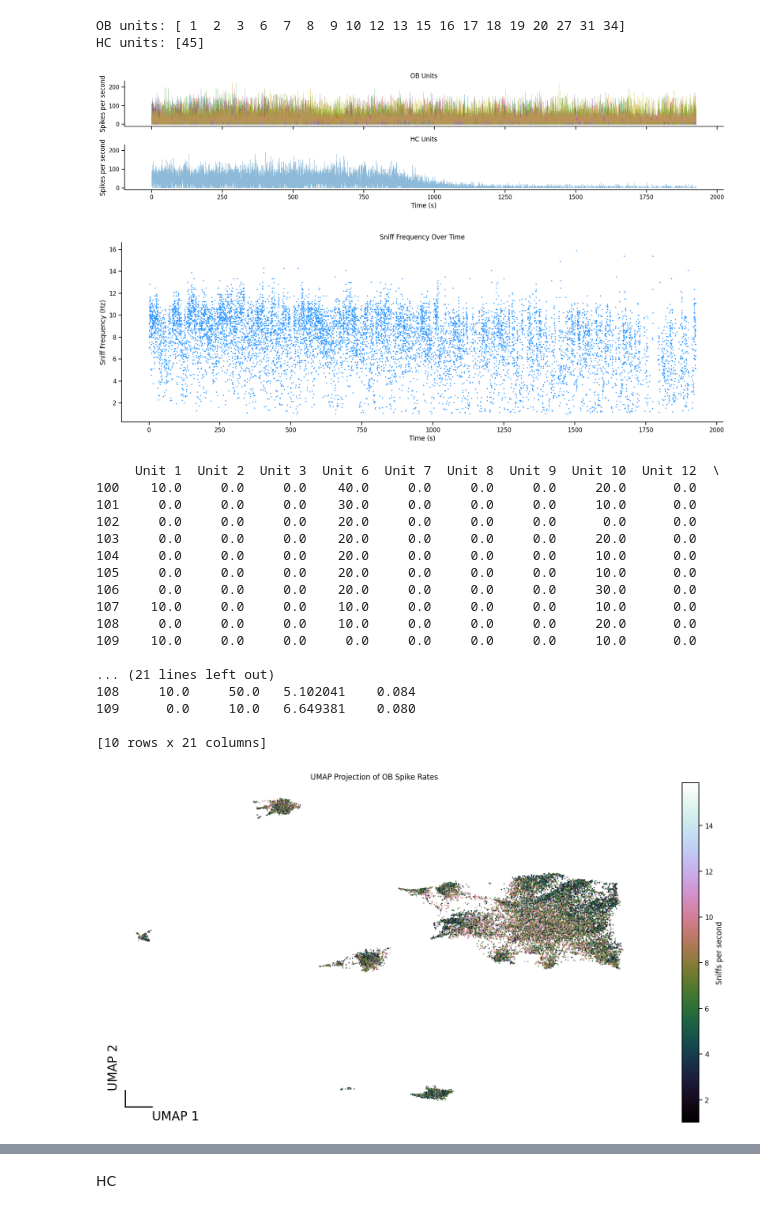
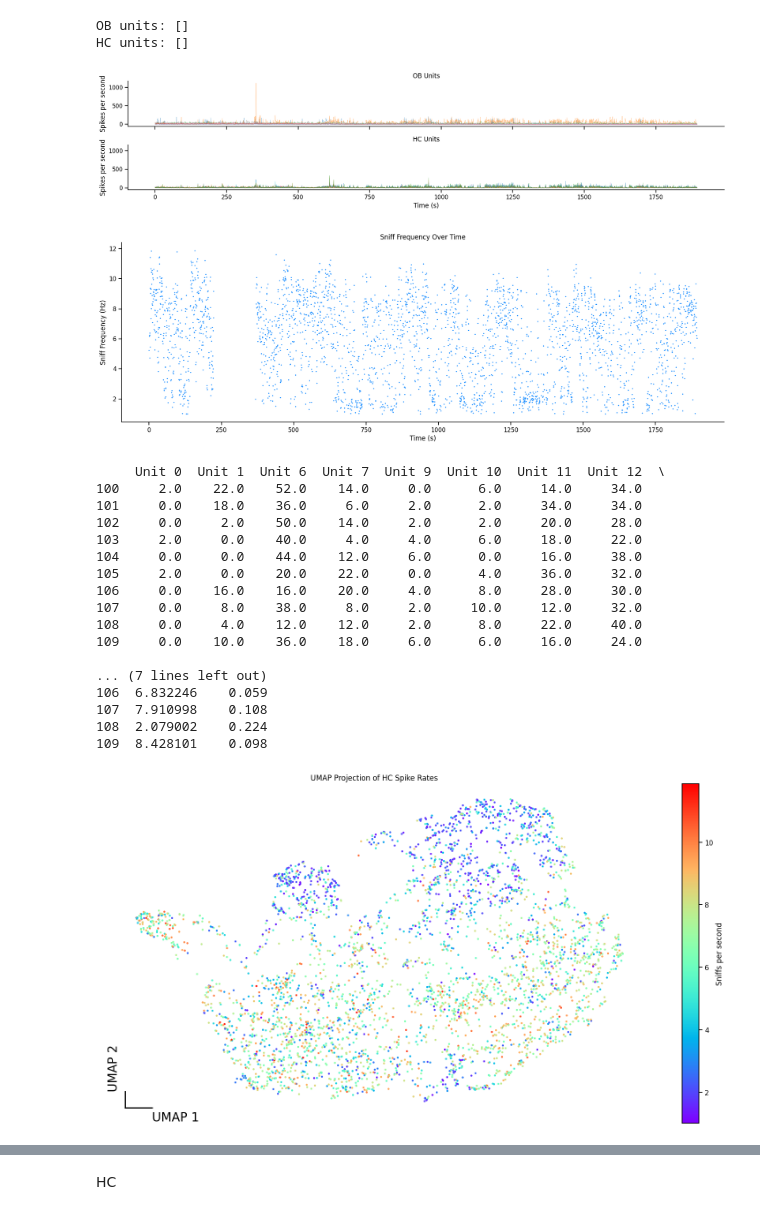
Before and after one commit to nghess/anosmia, a Jupyter notebook: build_spike_rate_matrix.ipynb, the cells around one changed output, grey strips where cells are left out. Cells and saved outputs as stored; diff of their text form; code cells hidden in the pictures.

Commit message:
data_movement

```diff
--- a/build_spike_rate_matrix.ipynb
+++ b/build_spike_rate_matrix.ipynb
@@ -6,12 +6,12 @@ import seaborn as sns
 import os
 # %%
 # specify the kilosorted data directory
-kilosort_dir = r"C:\Users\smearlab\clickbait-ephys\kilosorted_data\6002\1"
+kilosort_dir = r"C:\Users\smearlab\clickbait-ephys\kilosorted_data_20um_tetrode\6002\7"
 
 # Parameters for building the spike rate matrix
 fs = 30000 # Hz
-window_size = 0.1 # seconds
-step_size = 0.1 # seconds
+window_size = 0.5 # seconds
+step_size = 0.5 # seconds
 # %%
 def compute_spike_rates_sliding_window_by_region(kilosort_dir: str, sampling_rate: int, window_size: float =1.0, step_size: float = 0.5, use_units: str = 'all'):
     """
@@ -34,7 +34,7 @@ def compute_spike_rates_sliding_window_by_region(kilosort_dir: str, sampling_rat
 
     # Load spike times and cluster assignments
     spike_times_path = os.path.join(kilosort_dir, "spike_times.npy")
-    spike_clusters_path = os.path.join(kilosort_dir, "spike_clusters.npy")
+    spike_clusters_path = os.path.join(kilosort_dir, "spike_clusters.npy") # cluster assignments from Phy2 manual curation
     templates_path = os.path.join(kilosort_dir, "templates.npy")
     templates_ind_path = os.path.join(kilosort_dir, "templates_ind.npy")
     cluster_groups_path = os.path.join(kilosort_dir, "cluster_group.tsv")
@@ -67,6 +67,9 @@ def compute_spike_rates_sliding_window_by_region(kilosort_dir: str, sampling_rat
     elif use_units == 'good/mua':
         unit_indices = np.where(np.isin(cluster_groups, ['good', 'mua']))[0]
         unit_best_channels = {unit: unit_best_channels[unit] for unit in unit_indices}
+    elif use_units == 'noise':
+        unit_indices = np.where(cluster_groups == 'noise')[0]
+        unit_best_channels = {unit: unit_best_channels[unit] for unit in unit_indices}
 
     # Get total duration of the recording
     recording_duration = np.max(spike_times)
@@ -76,8 +79,8 @@ def compute_spike_rates_sliding_window_by_region(kilosort_dir: str, sampling_rat
     num_windows = len(time_bins)
 
     # Separate OB and HC units
-    ob_units = np.array([unit for unit, ch in unit_best_channels.items() if ch in range(0, 16)])
-    hc_units = np.array([unit for unit, ch in unit_best_channels.items() if ch in range(16, 32)])
+    hc_units = np.array([unit for unit, ch in unit_best_channels.items() if ch in range(0, 16)])
+    ob_units = np.array([unit for unit, ch in unit_best_channels.items() if ch in range(16, 32)])
     num_ob_units = len(ob_units)
     num_hc_units = len(hc_units)
 
@@ -103,11 +106,11 @@ def compute_spike_rates_sliding_window_by_region(kilosort_dir: str, sampling_rat
 
     return spike_rate_matrix_OB, spike_rate_matrix_HC, time_bins, ob_units, hc_units
 # %%
-rates_OB, rates_HC, time_bins, ob_units, hc_units = compute_spike_rates_sliding_window_by_region(kilosort_dir, fs, window_size, step_size, use_units='good')
+rates_OB, rates_HC, time_bins, ob_units, hc_units = compute_spike_rates_sliding_window_by_region(kilosort_dir, fs, window_size, step_size, use_units='good/mua')
 print(f"OB units: {ob_units}\nHC units: {hc_units}")
 # %% [output]
-OB units: [ 1  2  3  6  7  8  9 10 12 13 15 16 17 18 19 20 27 31 34]
-HC units: [45]
+OB units: []
+HC units: []
 # %%
 # Plotting the spike rates
 fig, axs = plt.subplots(2, 1, figsize=(17, 4), sharex=True, sharey=True)
@@ -125,7 +128,7 @@ axs[1].set_xlabel("Time (s)")
 plt.tight_layout()
 plt.show()
 # %% [output]
-[figure, old version]
+[figure, new version]
 # %%
 from scipy.io import loadmat
 
@@ -156,7 +159,7 @@ def load_sniff_MATLAB(file: str) -> np.array:
     return inhalation_times.astype(np.int32), inhalation_voltage, exhalation_times.astype(np.int32), exhalation_voltage
 # %%
 # Load sniff data
-sniff_params_file = r"C:\Users\smearlab\clickbait-ephys\data\sniff_data\6002\1\sniff_params.mat"
+sniff_params_file = r"C:\Users\smearlab\clickbait-ephys\data\sniff_data\6000\0\sniff_params.mat"
 sfs = 1_000  # Define sampling rate for sniff
 
 inhalation_times, _, _, _ = load_sniff_MATLAB(sniff_params_file)
@@ -196,7 +199,7 @@ plt.title("Sniff Frequency Over Time")
 sns.despine()
 plt.show()
 # %% [output]
-[figure, old version]
+[figure, new version]
 # %%
 # dimensionality reduction
 import umap
@@ -225,23 +228,23 @@ scaled_OB_data = StandardScaler().fit_transform(OB_data.drop(columns=['sn/s', 'l
 # fitting the UMAP model and transforming the data
 embedding_OB = reducer.fit_transform(scaled_OB_data)
 # %% [output]
-     Unit 1  Unit 2  Unit 3  Unit 6  Unit 7  Unit 8  Unit 9  Unit 10  Unit 12  \
-100    10.0     0.0     0.0    40.0     0.0     0.0     0.0     20.0      0.0
-101     0.0     0.0     0.0    30.0     0.0     0.0     0.0     10.0      0.0
-102     0.0     0.0     0.0    20.0     0.0     0.0     0.0      0.0      0.0
-103     0.0     0.0     0.0    20.0     0.0     0.0     0.0     20.0      0.0
-104     0.0     0.0     0.0    20.0     0.0     0.0     0.0     10.0      0.0
-105     0.0     0.0     0.0    20.0     0.0     0.0     0.0     10.0      0.0
-106     0.0     0.0     0.0    20.0     0.0     0.0     0.0     30.0      0.0
-107    10.0     0.0     0.0    10.0     0.0     0.0     0.0     10.0      0.0
-108     0.0     0.0     0.0    10.0     0.0     0.0     0.0     20.0      0.0
-109    10.0     0.0     0.0     0.0     0.0     0.0     0.0     10.0      0.0
+     Unit 0  Unit 1  Unit 6  Unit 7  Unit 9  Unit 10  Unit 11  Unit 12  \
+100     2.0    22.0    52.0    14.0     0.0      6.0     14.0     34.0
+101     0.0    18.0    36.0     6.0     2.0      2.0     34.0     34.0
+102     0.0     2.0    50.0    14.0     2.0      2.0     20.0     28.0
+103     2.0     0.0    40.0     4.0     4.0      6.0     18.0     22.0
+104     0.0     0.0    44.0    12.0     6.0      0.0     16.0     38.0
+105     2.0     0.0    20.0    22.0     0.0      4.0     36.0     32.0
+106     0.0    16.0    16.0    20.0     4.0      8.0     28.0     30.0
+107     0.0     8.0    38.0     8.0     2.0     10.0     12.0     32.0
+108     0.0     4.0    12.0    12.0     2.0      8.0     22.0     40.0
+109     0.0    10.0    36.0    18.0     6.0      6.0     16.0     24.0
 
-... (21 lines left out)
-108     10.0     50.0   5.102041    0.084
-109      0.0     10.0   6.649381    0.080
-
-[10 rows x 21 columns]
+... (7 lines left out)
+106  6.832246    0.059
+107  7.910998    0.108
+108  2.079002    0.224
+109  8.428101    0.098
 # %%
 
 # Set context for large plots
@@ -251,7 +254,7 @@ sns.set_context('notebook')
 plt.figure(figsize=(20, 10))
 
 # Scatter plot with sniff frequency color coding
-sc = plt.scatter(embedding_OB[:, 0], embedding_OB[:, 1], c=OB_data['sn/s'], cmap='cubehelix', s=1)
+sc = plt.scatter(embedding_OB[:, 0], embedding_OB[:, 1], c=OB_data['sn/s'], cmap='rainbow', s=5)
 plt.colorbar(label="Sniffs per second")
 
 # Remove full axes
@@ -260,32 +263,32 @@ plt.yticks([])
 plt.gca().spines['top'].set_visible(False)
 plt.gca().spines['right'].set_visible(False)
 plt.gca().spines['bottom'].set_visible(False)
 plt.gca().spines['left'].set_visible(False)
 
 # Add a small L-shaped axis in bottom-left
 x_min, x_max = plt.xlim()
 y_min, y_max = plt.ylim()
 
 # Define small axis length relative to plot
 axis_length_x = (x_max - x_min) * 0.05  # 5% of plot width
 axis_length_y = (y_max - y_min) * 0.05  # 5% of plot height
 
 # Bottom-left corner of the axis
 axis_x_start = x_min + axis_length_x * 0.5
 axis_y_start = y_min + axis_length_y * 0.5
 
 # Draw small L-shaped axis
 plt.plot([axis_x_start, axis_x_start + axis_length_x], [axis_y_start, axis_y_start], 'k', linewidth=2)  # X-axis segment
 plt.plot([axis_x_start, axis_x_start], [axis_y_start, axis_y_start + axis_length_y], 'k', linewidth=2)  # Y-axis segment
 
 # Add axis labels near the small L-shaped axis
 plt.annotate("UMAP 1", (axis_x_start + axis_length_x, axis_y_start - 0.01 * (y_max - y_min)), fontsize=20, ha='left', va='top')
 plt.annotate("UMAP 2", (axis_x_start - 0.01 * (x_max - x_min), axis_y_start + axis_length_y), fontsize=20, ha='right', va='bottom', rotation=90)
 
 # Title
-plt.title("UMAP Projection of OB Spike Rates")
+plt.title("UMAP Projection of HC Spike Rates")
 
 # Show plot
 plt.show()
 # %% [output]
-[figure, old version]
+[figure, new version]
```
Also changed, not shown: parts of 4 cells of this notebook, 2 other files.
